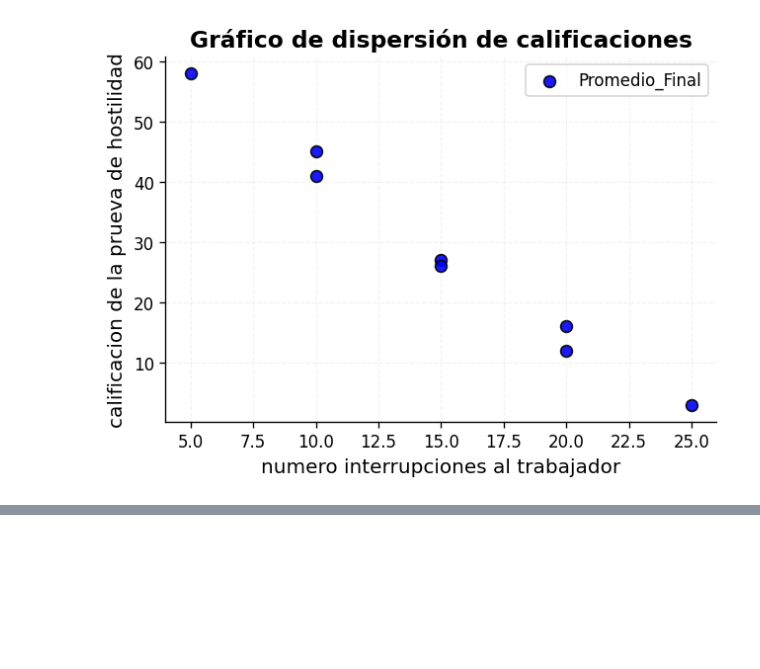
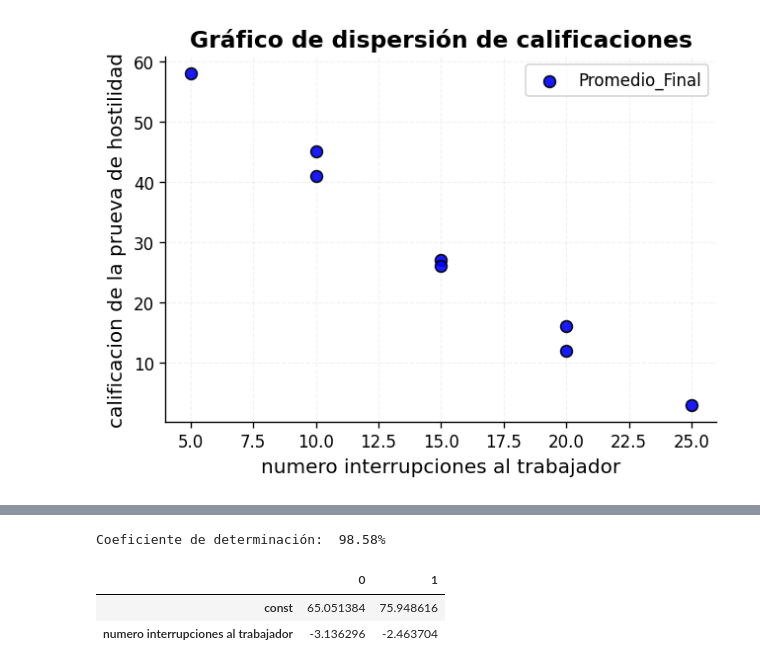
Before and after one commit to joshirdzdel-svg/estadisticainferencial2026A, a Jupyter notebook: untitled0.ipynb, the cells around one changed output, grey strips where cells are left out. Saved outputs shown, nothing was run; the diff lists cells and outputs as text; code cells hidden in the pictures; blank space fills up the shorter version.

```diff
--- a/untitled0.ipynb
+++ b/untitled0.ipynb
@@ -1813,0 +1944,14 @@ plt.show()
+# %%
+from sklearn.metrics import r2_score  # recomendada
+r2 = r2_score(y, y_calculada)
+print(f'Coeficiente de determinación: {r2: 0.2%}\n')
+# %% [output]
+Coeficiente de determinación:  98.58%
+# %%
+# intervalo de confianza = 1 - alpha
+
+modelo.conf_int(alpha = 0.05)
+# %% [output]
+|  | 0 | 1 |
+| const | 65.051384 | 75.948616 |
+| numero interrupciones al trabajador | -3.136296 | -2.463704 |
```
Also changed, not shown: parts of 9 cells of this notebook.
